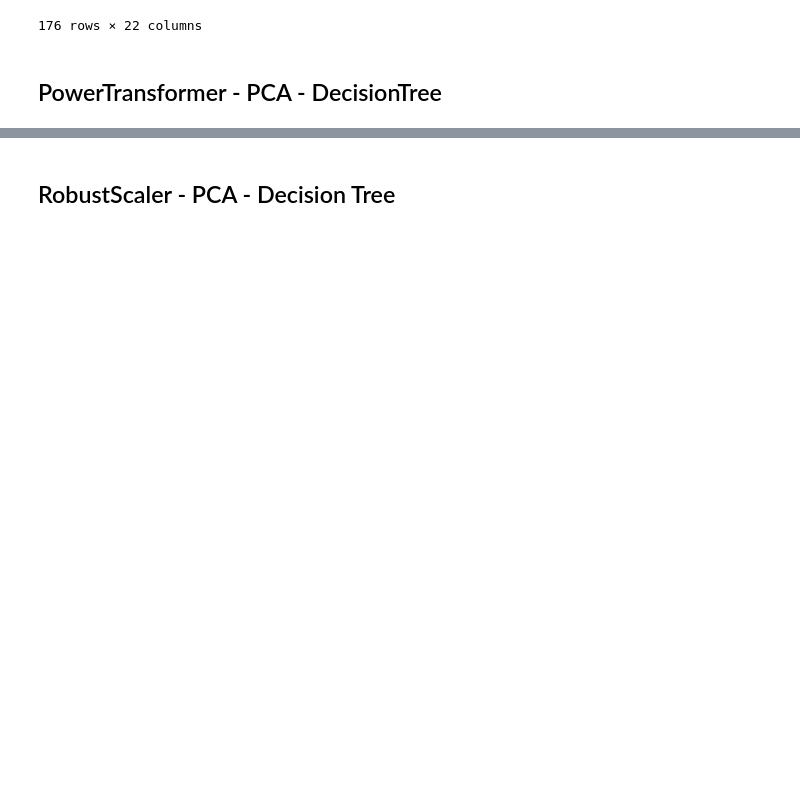
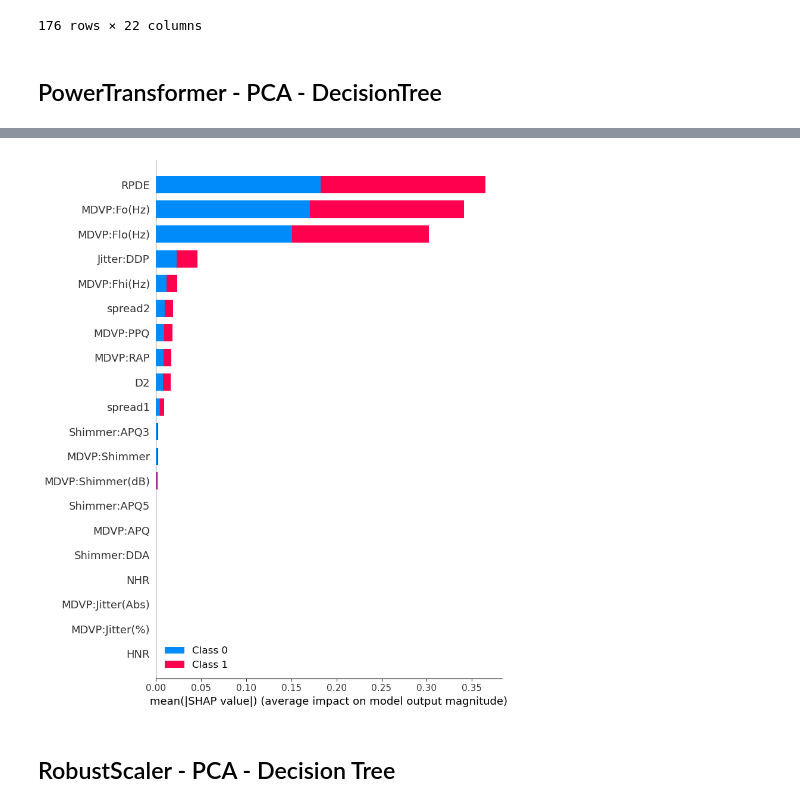
Before and after one commit to t-price/ML_project, a Jupyter notebook: Pipeline_SHAP.ipynb, the cells around one changed output, grey strips where cells are left out. Saved outputs shown, nothing was run; the diff lists cells and outputs as text; code cells hidden in the pictures; blank space fills up the shorter version.

```diff
--- a/Pipeline_SHAP.ipynb
+++ b/Pipeline_SHAP.ipynb
@@ -157,3 +202,14 @@ Pipeline Accuracy on Test Set: 0.8793103448275862
+# %%
+# Using the tree based explainer
+explainer = shap.TreeExplainer(best_pipeline.named_steps['classifier'])
+
+# Generate SHAP values for a set of samples
+shap_values = explainer.shap_values(val_X)
+
+# Summary plot
+shap.summary_plot(shap_values, val_X)
+# %% [output]
+[figure, added]
 # %% [markdown]
 ## RobustScaler - PCA - Decision Tree
 # %%
```
Also changed, not shown: parts of 10 cells of this notebook.
